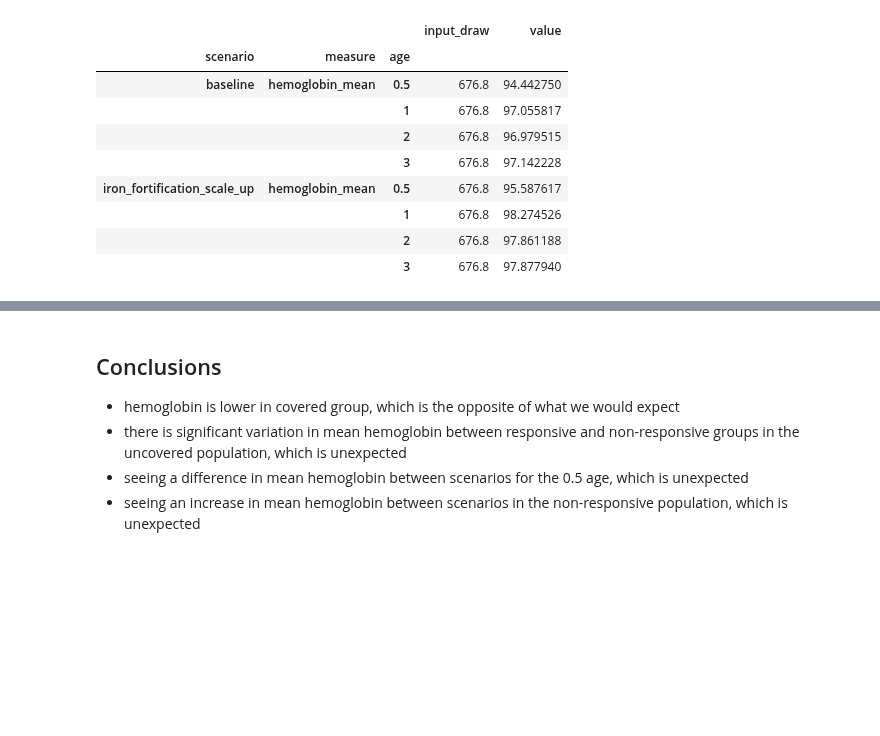
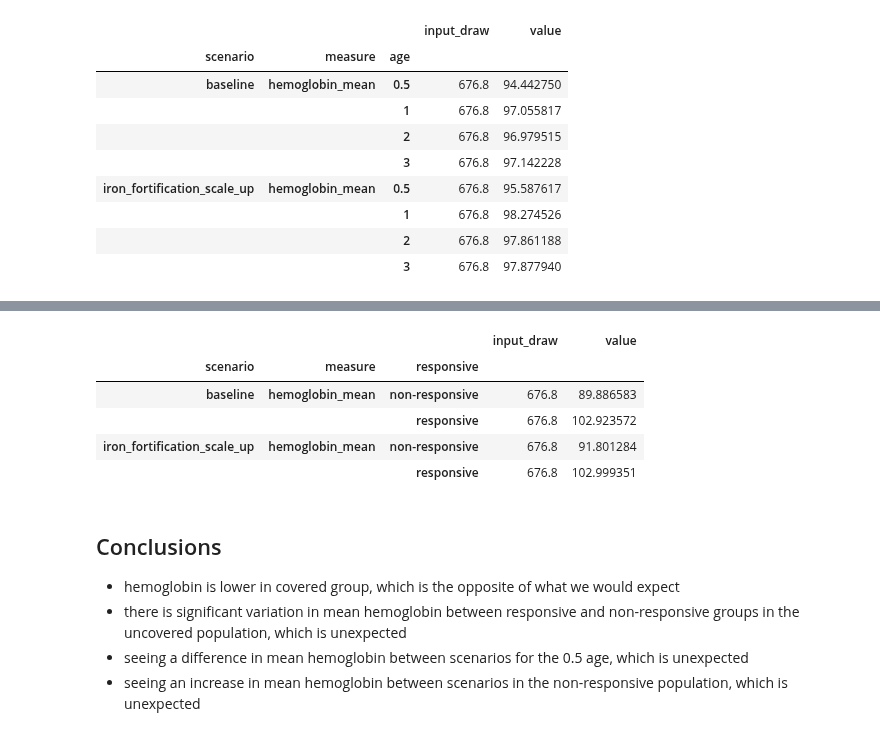
Before and after one commit to ihmeuw/vivarium_data_analysis, a Jupyter notebook: output_processing/lsff/model_7/new_start_date/investigate_intervention_effects.ipynb, the cells around one changed output, grey strips where cells are left out. Drawn from its saved outputs; the diff is of its cells as text; code cells hidden in the pictures; blank space fills up the shorter version.

```diff
--- a/output_processing/lsff/model_7/new_start_date/investigate_intervention_effects.ipynb
+++ b/output_processing/lsff/model_7/new_start_date/investigate_intervention_effects.ipynb
@@ -266,3 +287,23 @@ by_all
+# %%
+by_responsiveness = get_stratified_hb_mean(['responsive'])
+by_responsiveness
+
+# we would expect...
+
+    # baseline non-responsive hemoglobin ~= iron scenario non-responsive hemoglobin
+    # baseline responsive hemoglobin < iron scenario responsive hemoglobin (by < 3 units)
+
+# we are seeing unexpected results here in that ...
+
+    # baseline non-responsive hemoglobin < iron scenario non-responsive hemoglobin
+    # baseline responsive hemoglobin = iron scenario responsive hemoglobin
+# %% [output]
+|  |  |  | input_draw | value |
+| scenario | measure | responsive |  |  |
+| baseline | hemoglobin_mean | non-responsive | 676.8 | 89.886583 |
+|  |  | responsive | 676.8 | 102.923572 |
+| iron_fortification_scale_up | hemoglobin_mean | non-responsive | 676.8 | 91.801284 |
+|  |  | responsive | 676.8 | 102.999351 |
 # %% [markdown]
 ## Conclusions
 
```
Also changed, not shown: parts of 22 cells of this notebook.
